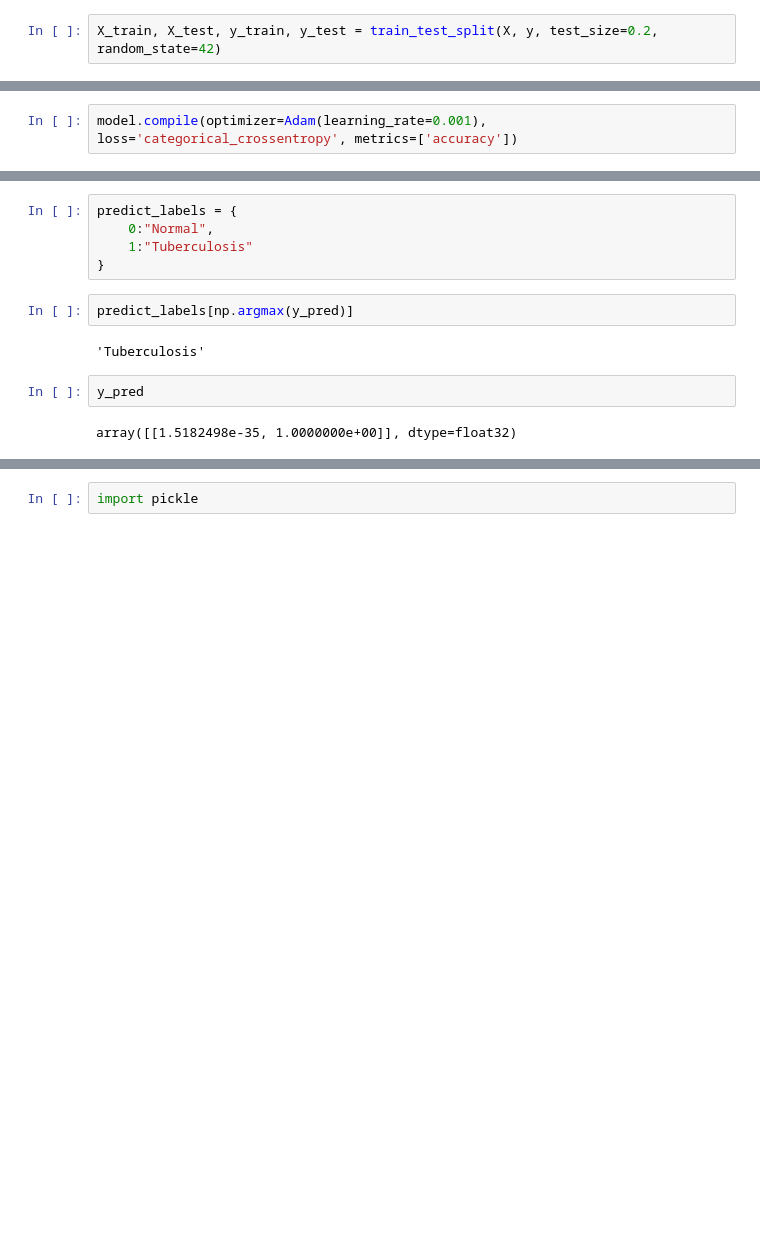
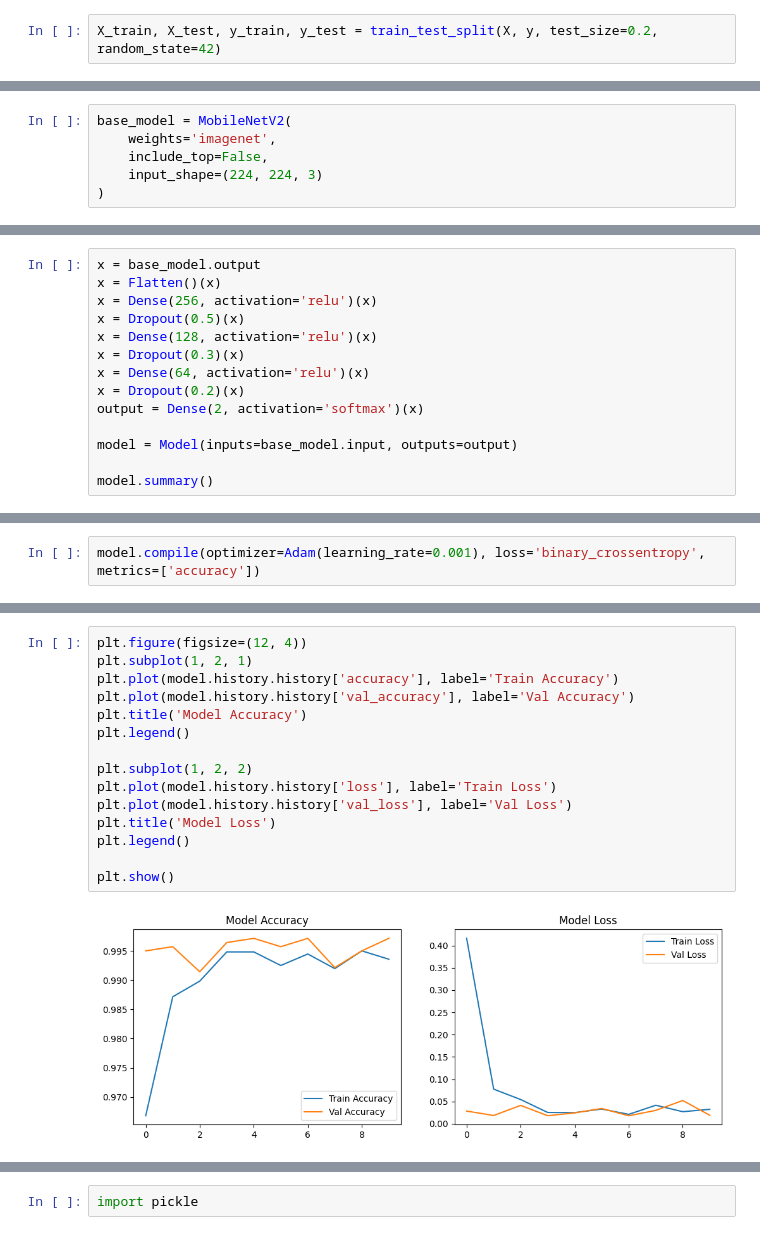
Before and after one commit to StepanKarapetyan/Tuberculosis-X-ray-Detection-AI-Project, a Jupyter notebook: Tuberculosis.ipynb, the cells around one changed output, grey strips where cells are left out. Drawn from its saved outputs; the diff is of its cells as text; blank space fills up the shorter version.

Commit message:
Initial commit with new model and architecture

```diff
--- a/Tuberculosis.ipynb
+++ b/Tuberculosis.ipynb
@@ -127,0 +148,6 @@ model.add(Dense(units=2, activation='softmax'))
+# %%
+base_model = MobileNetV2(
+    weights='imagenet',
+    include_top=False,
+    input_shape=(224, 224, 3)
+)
@@ -127,0 +161,14 @@ model.add(Dense(units=2, activation='softmax'))
+# %%
+x = base_model.output
+x = Flatten()(x)
+x = Dense(256, activation='relu')(x)
+x = Dropout(0.5)(x)
+x = Dense(128, activation='relu')(x)
+x = Dropout(0.3)(x)
+x = Dense(64, activation='relu')(x)
+x = Dropout(0.2)(x)
+output = Dense(2, activation='softmax')(x)
+
+model = Model(inputs=base_model.input, outputs=output)
+
+model.summary()
@@ -128,2 +197,2 @@ model.add(Dense(units=2, activation='softmax'))
 # %%
-model.compile(optimizer=Adam(learning_rate=0.001), loss='categorical_crossentropy', metrics=['accuracy'])
+model.compile(optimizer=Adam(learning_rate=0.001), loss='binary_crossentropy', metrics=['accuracy'])
@@ -189,13 +225,17 @@ y_pred = model.predict(image)
-# %%
-predict_labels = {
-    0:"Normal",
-    1:"Tuberculosis"
-}
-# %%
-predict_labels[np.argmax(y_pred)]
-# %% [output]
-'Tuberculosis'
-# %%
-y_pred
-# %% [output]
-array([[1.5182498e-35, 1.0000000e+00]], dtype=float32)
+# %%
+plt.figure(figsize=(12, 4))
+plt.subplot(1, 2, 1)
+plt.plot(model.history.history['accuracy'], label='Train Accuracy')
+plt.plot(model.history.history['val_accuracy'], label='Val Accuracy')
+plt.title('Model Accuracy')
+plt.legend()
+
+plt.subplot(1, 2, 2)
+plt.plot(model.history.history['loss'], label='Train Loss')
+plt.plot(model.history.history['val_loss'], label='Val Loss')
+plt.title('Model Loss')
+plt.legend()
+
+plt.show()
+# %% [output]
+[figure, added]
```
Also changed, not shown: parts of 48 cells of this notebook, 7 other files.
